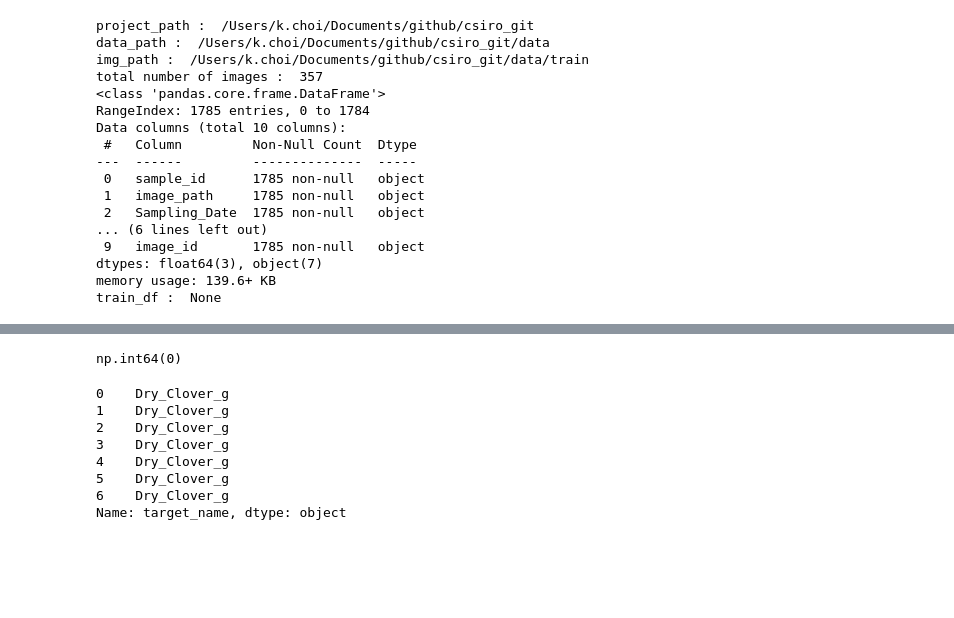
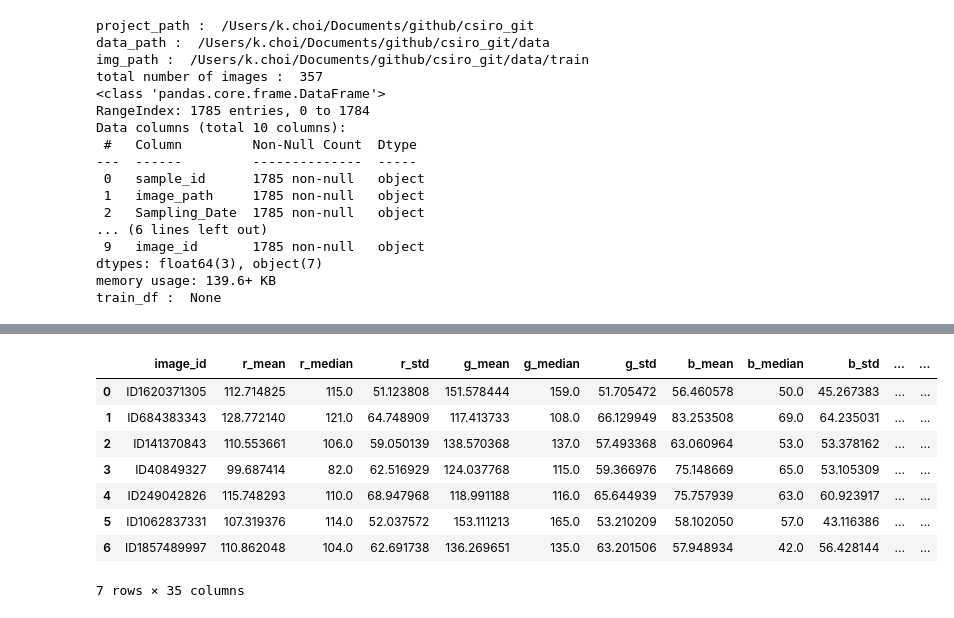
Before and after one commit to khchoi-physik/csiro_biomass, a Jupyter notebook: features_generate.ipynb, the cells around one changed output, grey strips where cells are left out. Cells and saved outputs as stored; diff of their text form; code cells hidden in the pictures; blank space fills up the shorter version.

```diff
--- a/features_generate.ipynb
+++ b/features_generate.ipynb
@@ -176,11 +168,11 @@ features_df = pd.DataFrame(features_list)
 cols = ['image_id'] + [ col for col in features_df.columns if col != 'image_id' ]
 features_df = features_df[cols]
 # %%
-metadata_df = train_df.groupby('image_id').first()[['Sampling_Date', 'State', 'Species', 'Pre_GSHH_NDVI', 'Height_Ave_cm', 'target_name', 'target']].reset_index()
+metadata_df = train_df.groupby('image_id').first()[['Sampling_Date', 'State', 'Species', 'Pre_GSHH_NDVI', 'Height_Ave_cm']].reset_index()
 
-complete_df = pd.merge(features_df, metadata_df, on='image_id', how='left')
+metadata_df = pd.merge(features_df, metadata_df, on='image_id', how='left')
 
-complete_df.info()
+metadata_df.info()
 # %% [output]
 <class 'pandas.core.frame.DataFrame'>
 RangeIndex: 7 entries, 0 to 6
@@ -202,3 +194,23 @@ memory usage: 1.9+ KB
 # %%
-complete_df
+dry_df      = train_df[train_df['target_name'] == 'Dry_Total_g'][['image_id', 'target']].copy(); print(len(dry_df))
+green_df    = train_df[train_df['target_name'] == 'Dry_Green_g'][['image_id', 'target']].copy(); print(len(green_df))
+dead_df     = train_df[train_df['target_name'] == 'Dry_Dead_g'][['image_id', 'target']].copy(); print(len(dead_df))
+clover_df   = train_df[train_df['target_name'] == 'Dry_Clover_g'][['image_id', 'target']].copy(); print(len(clover_df))
+gdm_df      = train_df[train_df['target_name'] == 'GDM_g'][['image_id', 'target']].copy(); print(len(gdm_df))
+
+
+dry_df      = dry_df.rename(columns={'target': 'Dry_Total_g'})
+green_df    = green_df.rename(columns={'target': 'Dry_Green_g'})
+dead_df     = dead_df.rename(columns={'target': 'Dry_Dead_g'})
+clover_df   = clover_df.rename(columns={'target': 'Dry_Clover_g'})
+gdm_df      = gdm_df.rename(columns={'target': 'GDM_g'})
+
+complete_df = pd.merge(metadata_df, dry_df, on='image_id')
+complete_df = pd.merge(complete_df, green_df, on='image_id')
+complete_df = pd.merge(complete_df, dead_df, on='image_id')
+complete_df = pd.merge(complete_df, clover_df, on='image_id')
+complete_df = pd.merge(complete_df, gdm_df, on='image_id')
+
+print(complete_df.columns)
+print(complete_df.info())
 # %% [output]
@@ -214,15 +234,12 @@ complete_df
 # %%
-complete_df.duplicated().sum()
+complete_df[:10]
 # %% [output]
+|  | image_id | r_mean | r_median | r_std | g_mean | g_median | g_std | b_mean | b_median | b_std | ... | ... |
+| 0 | ID1620371305 | 112.714825 | 115.0 | 51.123808 | 151.578444 | 159.0 | 51.705472 | 56.460578 | 50.0 | 45.267383 | ... | ... |
+| 1 | ID684383343 | 128.772140 | 121.0 | 64.748909 | 117.413733 | 108.0 | 66.129949 | 83.253508 | 69.0 | 64.235031 | ... | ... |
+| 2 | ID141370843 | 110.553661 | 106.0 | 59.050139 | 138.570368 | 137.0 | 57.493368 | 63.060964 | 53.0 | 53.378162 | ... | ... |
+| 3 | ID40849327 | 99.687414 | 82.0 | 62.516929 | 124.037768 | 115.0 | 59.366976 | 75.148669 | 65.0 | 53.105309 | ... | ... |
+| 4 | ID249042826 | 115.748293 | 110.0 | 68.947968 | 118.991188 | 116.0 | 65.644939 | 75.757939 | 63.0 | 60.923917 | ... | ... |
+| 5 | ID1062837331 | 107.319376 | 114.0 | 52.037572 | 153.111213 | 165.0 | 53.210209 | 58.102050 | 57.0 | 43.116386 | ... | ... |
+| 6 | ID1857489997 | 110.862048 | 104.0 | 62.691738 | 136.269651 | 135.0 | 63.201506 | 57.948934 | 42.0 | 56.428144 | ... | ... |
-np.int64(0)
+7 rows × 35 columns
-# %%
-complete_df['target_name']
-# %% [output]
-0    Dry_Clover_g
-1    Dry_Clover_g
-2    Dry_Clover_g
-3    Dry_Clover_g
-4    Dry_Clover_g
-5    Dry_Clover_g
-6    Dry_Clover_g
-Name: target_name, dtype: object
```
Also changed, not shown: parts of 4 cells of this notebook.
